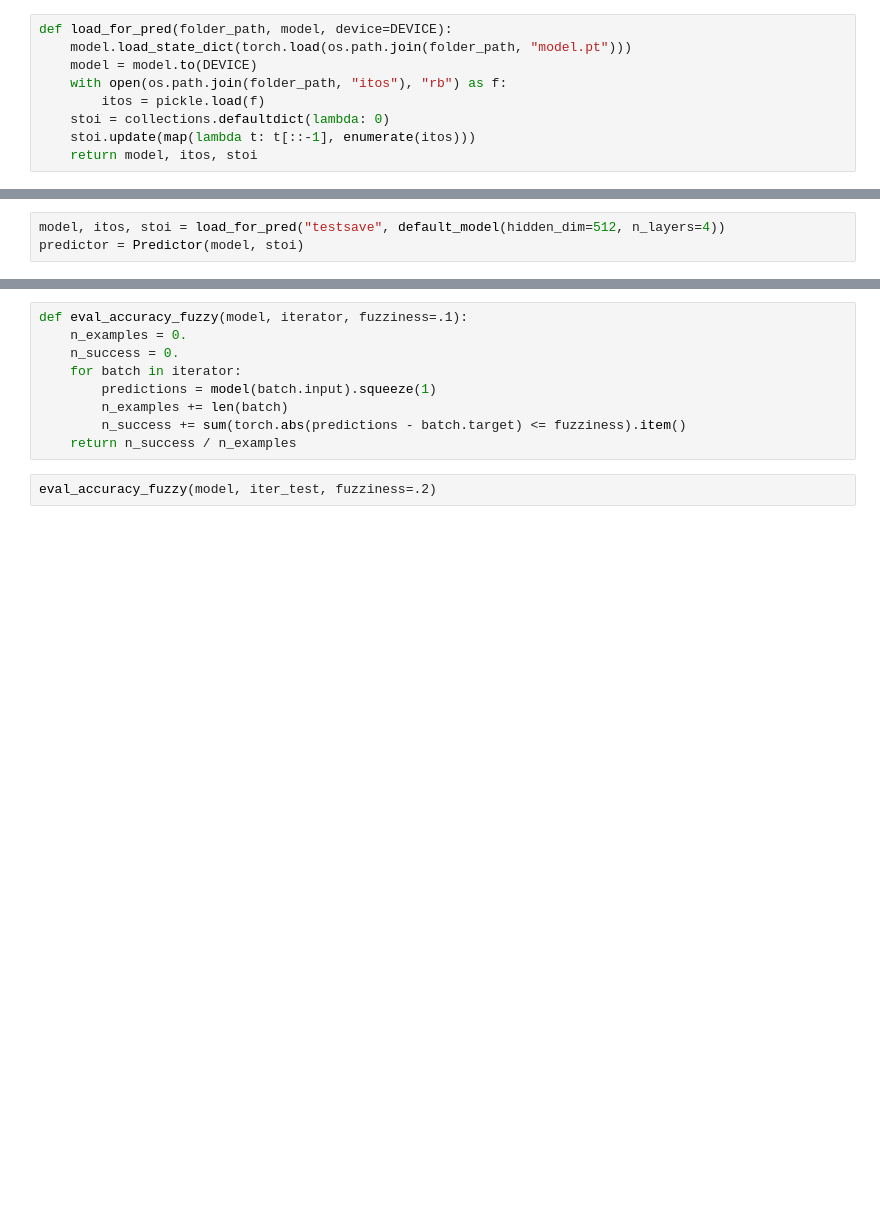
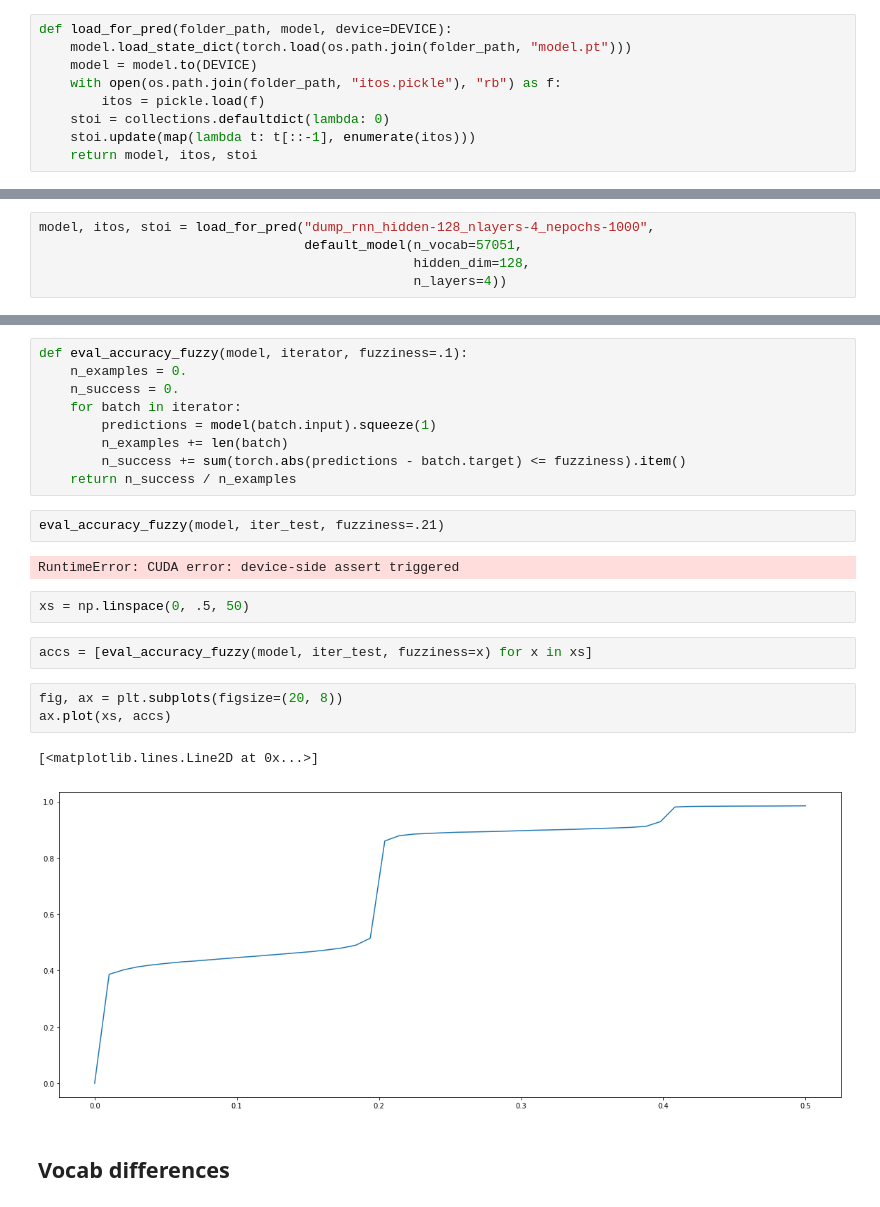
Before and after one commit to chillax9000/mltrain, a Jupyter notebook: notebooks/cine_fr/sentiment_analysis.ipynb, the cells around one changed output, grey strips where cells are left out. Saved outputs shown, nothing was run; the diff lists cells and outputs as text; blank space fills up the shorter version.

```diff
--- a/notebooks/cine_fr/sentiment_analysis.ipynb
+++ b/notebooks/cine_fr/sentiment_analysis.ipynb
@@ -320,7 +334,7 @@ def save_for_pred(folder_path, model, itos):
 def load_for_pred(folder_path, model, device=DEVICE):
     model.load_state_dict(torch.load(os.path.join(folder_path, "model.pt")))
     model = model.to(DEVICE)
-    with open(os.path.join(folder_path, "itos"), "rb") as f:
+    with open(os.path.join(folder_path, "itos.pickle"), "rb") as f:
         itos = pickle.load(f)
     stoi = collections.defaultdict(lambda: 0)
     stoi.update(map(lambda t: t[::-1], enumerate(itos)))
@@ -393,5 +435,7 @@ class Predictor:
     def __call__(self, sentence):
         return self.predict(sentence)
 # %%
-model, itos, stoi = load_for_pred("testsave", default_model(hidden_dim=512, n_layers=4))
-predictor = Predictor(model, stoi)
+model, itos, stoi = load_for_pred("dump_rnn_hidden-128_nlayers-4_nepochs-1000",
+                                  default_model(n_vocab=57051,
+                                                hidden_dim=128,
+                                                n_layers=4))
@@ -499,4 +567,18 @@ def eval_accuracy_fuzzy(model, iterator, fuzziness=.1):
         n_success += sum(torch.abs(predictions - batch.target) <= fuzziness).item()
     return n_success / n_examples
 # %%
-eval_accuracy_fuzzy(model, iter_test, fuzziness=.2)
+eval_accuracy_fuzzy(model, iter_test, fuzziness=.21)
+# %% [output]
+RuntimeError: CUDA error: device-side assert triggered
+# %%
+xs = np.linspace(0, .5, 50)
+# %%
+accs = [eval_accuracy_fuzzy(model, iter_test, fuzziness=x) for x in xs]
+# %%
+fig, ax = plt.subplots(figsize=(20, 8))
+ax.plot(xs, accs)
+# %% [output]
+[<matplotlib.lines.Line2D at 0x...>]
+[figure, added]
+# %% [markdown]
+## Vocab differences
```
Also changed, not shown: parts of 34 cells of this notebook.
